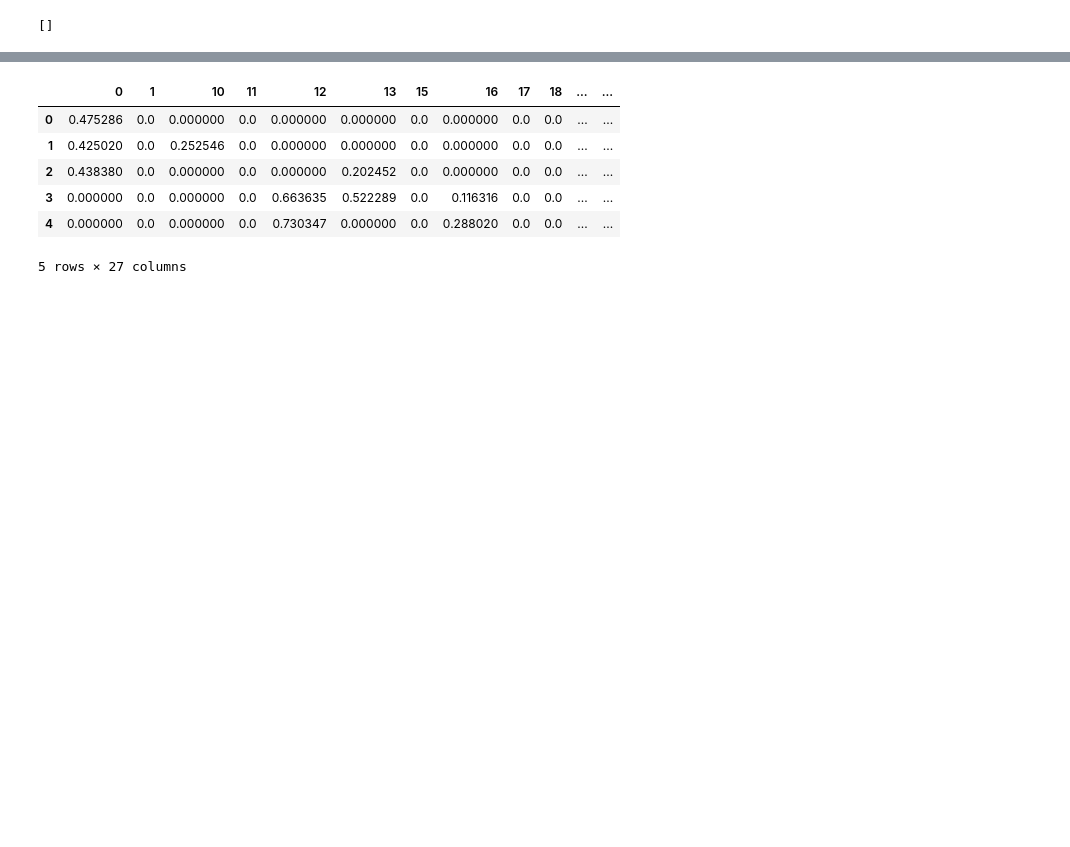
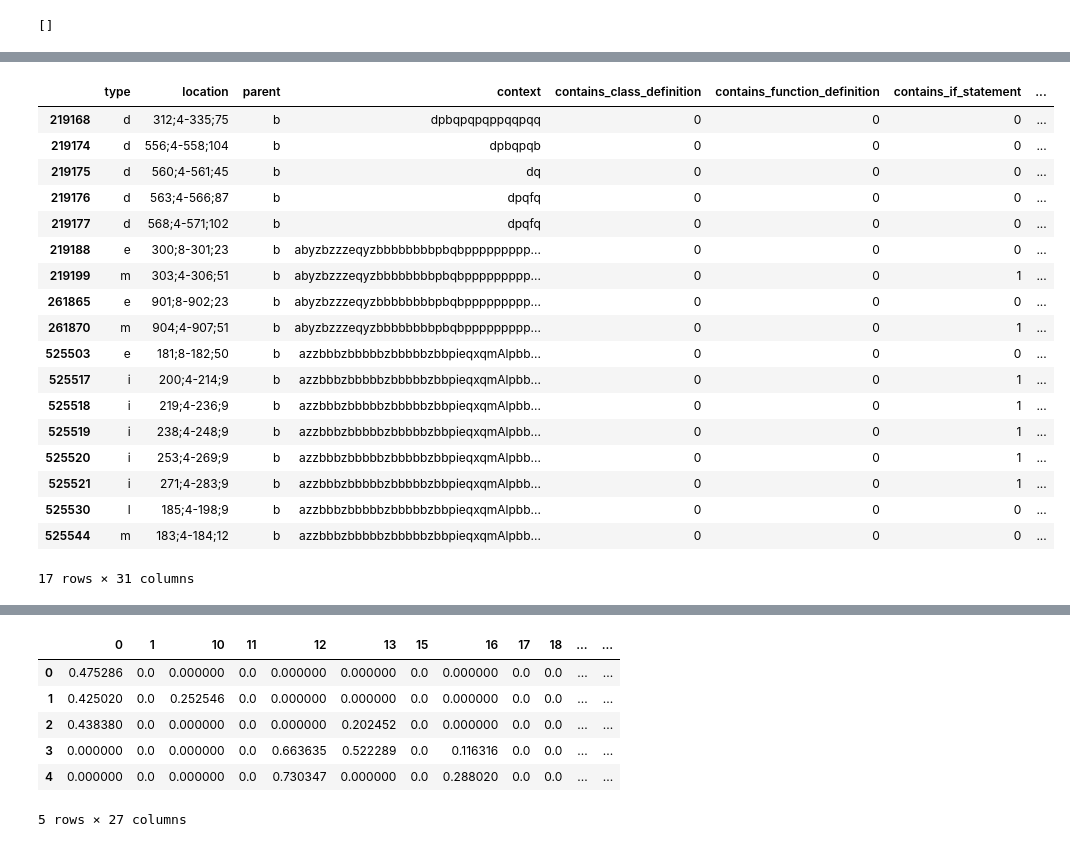
Before and after one commit to ncktl/logcheck, a Jupyter notebook: notebooks/my_approach.ipynb, the cells around one changed output, grey strips where cells are left out. Drawn from its saved outputs; the diff is of its cells as text; code cells hidden in the pictures; blank space fills up the shorter version.

```diff
--- a/notebooks/my_approach.ipynb
+++ b/notebooks/my_approach.ipynb
@@ -43,0 +152,23 @@ print(tf.config.list_physical_devices('GPU'))
+# %%
+# 'b' = ERROR
+df[df.parent == 'b']
+# %% [output]
+|  | type | location | parent | context | contains_class_definition | contains_function_definition | contains_if_statement | ... |
+| 219168 | d | 312;4-335;75 | b | dpbqpqpqppqqpqq | 0 | 0 | 0 | ... |
+| 219174 | d | 556;4-558;104 | b | dpbqpqb | 0 | 0 | 0 | ... |
+| 219175 | d | 560;4-561;45 | b | dq | 0 | 0 | 0 | ... |
+| 219176 | d | 563;4-566;87 | b | dpqfq | 0 | 0 | 0 | ... |
+| 219177 | d | 568;4-571;102 | b | dpqfq | 0 | 0 | 0 | ... |
+| 219188 | e | 300;8-301;23 | b | abyzbzzzeqyzbbbbbbbbpbqbppppppppp... | 0 | 0 | 0 | ... |
+| 219199 | m | 303;4-306;51 | b | abyzbzzzeqyzbbbbbbbbpbqbppppppppp... | 0 | 0 | 1 | ... |
+| 261865 | e | 901;8-902;23 | b | abyzbzzzeqyzbbbbbbbbpbqbppppppppp... | 0 | 0 | 0 | ... |
+| 261870 | m | 904;4-907;51 | b | abyzbzzzeqyzbbbbbbbbpbqbppppppppp... | 0 | 0 | 1 | ... |
+| 525503 | e | 181;8-182;50 | b | azzbbbzbbbbbzbbbbbzbbpieqxqmAlpbb... | 0 | 0 | 0 | ... |
+| 525517 | i | 200;4-214;9 | b | azzbbbzbbbbbzbbbbbzbbpieqxqmAlpbb... | 0 | 0 | 1 | ... |
+| 525518 | i | 219;4-236;9 | b | azzbbbzbbbbbzbbbbbzbbpieqxqmAlpbb... | 0 | 0 | 1 | ... |
+| 525519 | i | 238;4-248;9 | b | azzbbbzbbbbbzbbbbbzbbpieqxqmAlpbb... | 0 | 0 | 1 | ... |
+| 525520 | i | 253;4-269;9 | b | azzbbbzbbbbbzbbbbbzbbpieqxqmAlpbb... | 0 | 0 | 1 | ... |
+| 525521 | i | 271;4-283;9 | b | azzbbbzbbbbbzbbbbbzbbpieqxqmAlpbb... | 0 | 0 | 1 | ... |
+| 525530 | l | 185;4-198;9 | b | azzbbbzbbbbbzbbbbbzbbpieqxqmAlpbb... | 0 | 0 | 0 | ... |
+| 525544 | m | 183;4-184;12 | b | azzbbbzbbbbbzbbbbbzbbpieqxqmAlpbb... | 0 | 0 | 0 | ... |
+17 rows × 31 columns
```
Also changed, not shown: parts of 11 cells of this notebook, 9 other files.
